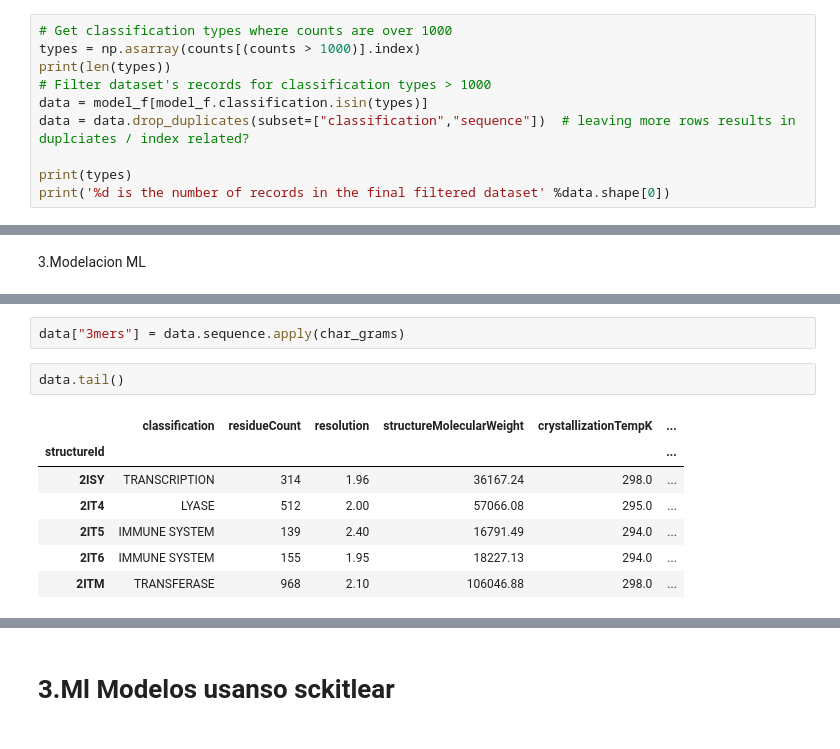
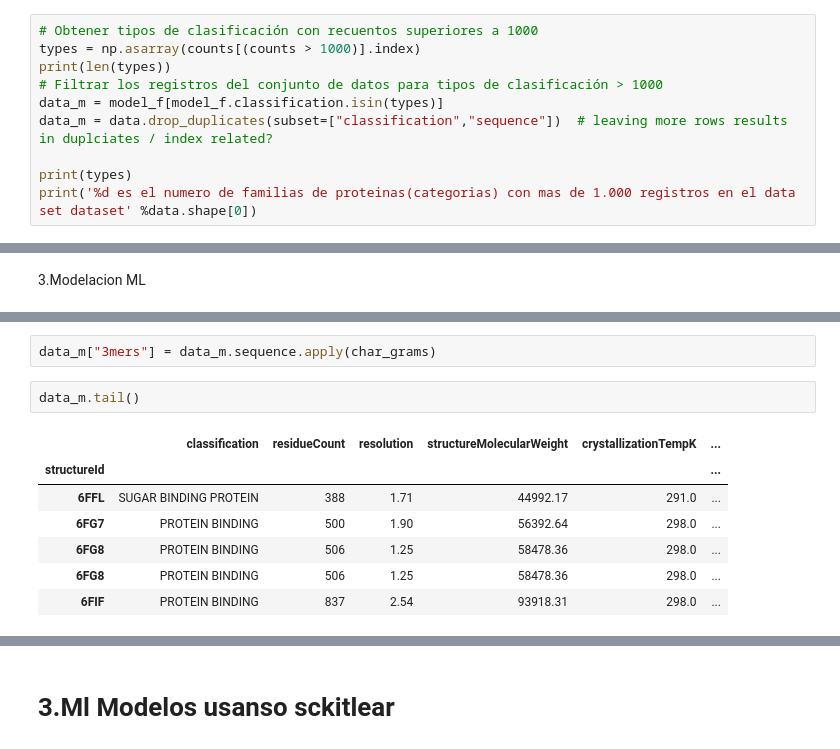
Before and after one commit to Vagarh/University-specialization-in-analytics-and-big-data-IU-DIGITAL, a Jupyter notebook: ML_Prediccion_Protein_Family.ipynb, the cells around one changed output, grey strips where cells are left out. Drawn from its saved outputs; the diff is of its cells as text.

```diff
--- a/ML_Prediccion_Protein_Family.ipynb
+++ b/ML_Prediccion_Protein_Family.ipynb
@@ -381,13 +377,13 @@ g.map_offdiag(sns.scatterplot)
 # %%
-# Get classification types where counts are over 1000
+# Obtener tipos de clasificación con recuentos superiores a 1000
 types = np.asarray(counts[(counts > 1000)].index)
 print(len(types))
-# Filter dataset's records for classification types > 1000
-data = model_f[model_f.classification.isin(types)]
-data = data.drop_duplicates(subset=["classification","sequence"])  # leaving more rows results in duplciates / index related?
+# Filtrar los registros del conjunto de datos para tipos de clasificación > 1000
+data_m = model_f[model_f.classification.isin(types)]
+data_m = data.drop_duplicates(subset=["classification","sequence"])  # leaving more rows results in duplciates / index related?
 
 print(types)
-print('%d is the number of records in the final filtered dataset' %data.shape[0])
+print('%d es el numero de familias de proteinas(categorias) con mas de 1.000 registros en el data set dataset' %data.shape[0])
 # %% [output]
 32
 ['HYDROLASE' 'TRANSFERASE' 'OXIDOREDUCTASE' 'IMMUNE SYSTEM'
@@ -468,14 +470,14 @@ structureId
 1A72    [STA, AGK, KVI, IKC, CKA, AAV, VLW, WEE, EKK, ...
 Name: sequence, dtype: object
 # %%
-data["3mers"] = data.sequence.apply(char_grams)
+data_m["3mers"] = data_m.sequence.apply(char_grams)
 # %%
-data.tail()
+data_m.tail()
 # %% [output]
 |  | classification | residueCount | resolution | structureMolecularWeight | crystallizationTempK | ... |
 | structureId |  |  |  |  |  | ... |
-| 2ISY | TRANSCRIPTION | 314 | 1.96 | 36167.24 | 298.0 | ... |
-| 2IT4 | LYASE | 512 | 2.00 | 57066.08 | 295.0 | ... |
-| 2IT5 | IMMUNE SYSTEM | 139 | 2.40 | 16791.49 | 294.0 | ... |
-| 2IT6 | IMMUNE SYSTEM | 155 | 1.95 | 18227.13 | 294.0 | ... |
-| 2ITM | TRANSFERASE | 968 | 2.10 | 106046.88 | 298.0 | ... |
+| 6FFL | SUGAR BINDING PROTEIN | 388 | 1.71 | 44992.17 | 291.0 | ... |
+| 6FG7 | PROTEIN BINDING | 500 | 1.90 | 56392.64 | 298.0 | ... |
+| 6FG8 | PROTEIN BINDING | 506 | 1.25 | 58478.36 | 298.0 | ... |
+| 6FG8 | PROTEIN BINDING | 506 | 1.25 | 58478.36 | 298.0 | ... |
+| 6FIF | PROTEIN BINDING | 837 | 2.54 | 93918.31 | 298.0 | ... |
```
Also changed, not shown: parts of 40 cells of this notebook.
